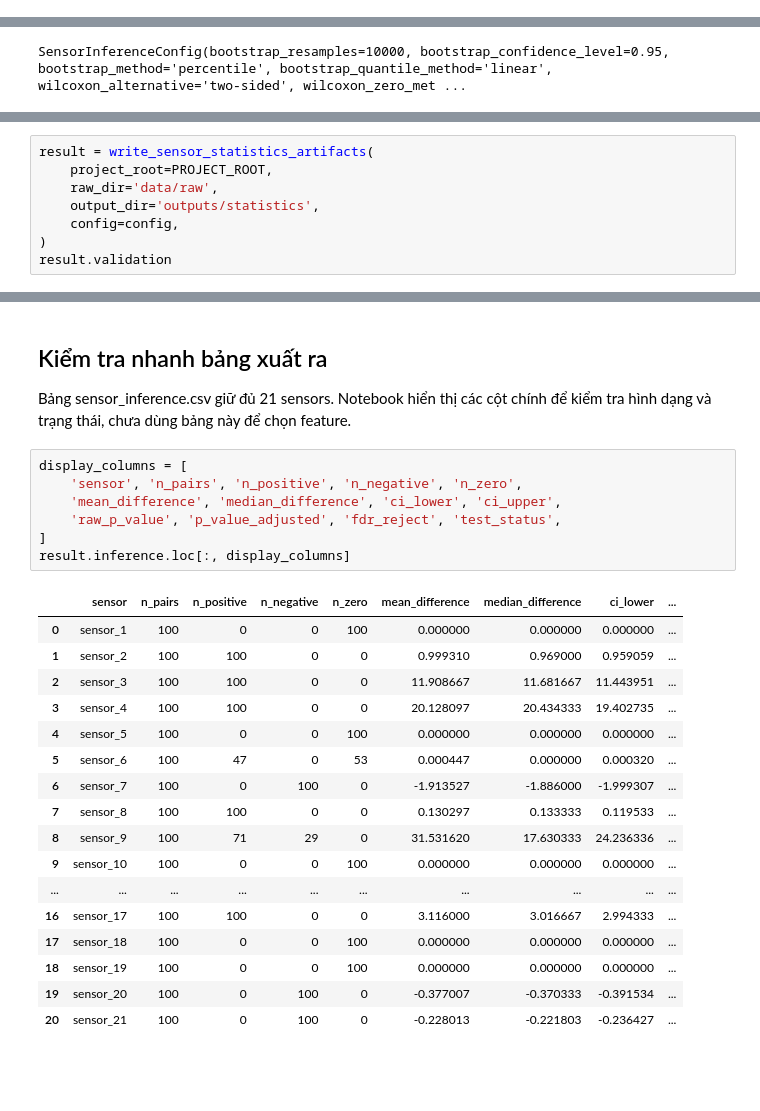
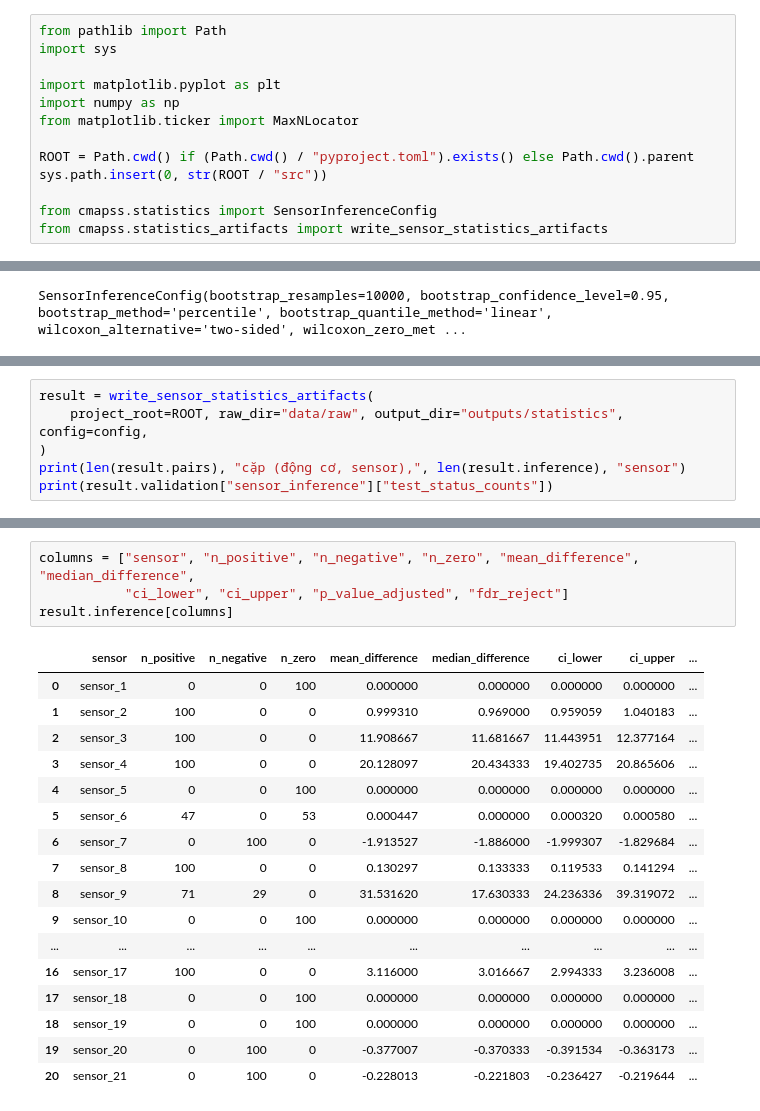
Before and after one commit to ti014/tinasa-cmapss-rul-prediction, a Jupyter notebook: notebooks/02_fd001_inference.ipynb, the cells around one changed output, grey strips where cells are left out. Cells and saved outputs as stored; diff of their text form; blank space fills up the shorter version.

```diff
--- a/notebooks/02_fd001_inference.ipynb
+++ b/notebooks/02_fd001_inference.ipynb
@@ -40,0 +9,13 @@ Các tham số dưới đây được lấy từ `SensorInferenceConfig` và kh
+# %%
+from pathlib import Path
+import sys
+
+import matplotlib.pyplot as plt
+import numpy as np
+from matplotlib.ticker import MaxNLocator
+
+ROOT = Path.cwd() if (Path.cwd() / "pyproject.toml").exists() else Path.cwd().parent
+sys.path.insert(0, str(ROOT / "src"))
+
+from cmapss.statistics import SensorInferenceConfig
+from cmapss.statistics_artifacts import write_sensor_statistics_artifacts
@@ -50,9 +45,7 @@ Hàm bên dưới đọc raw train, kiểm tra FD001 profile, tạo bảng cặp
 # %%
 result = write_sensor_statistics_artifacts(
-    project_root=PROJECT_ROOT,
-    raw_dir='data/raw',
-    output_dir='outputs/statistics',
-    config=config,
+    project_root=ROOT, raw_dir="data/raw", output_dir="outputs/statistics", config=config,
 )
-result.validation
+print(len(result.pairs), "cặp (động cơ, sensor),", len(result.inference), "sensor")
+print(result.validation["sensor_inference"]["test_status_counts"])
 # %% [output]
@@ -76,29 +54,22 @@ result.validation
-# %% [markdown]
-## Kiểm tra nhanh bảng xuất ra
-
-Bảng sensor_inference.csv giữ đủ 21 sensors. Notebook hiển thị các cột chính để kiểm tra hình dạng và trạng thái, chưa dùng bảng này để chọn feature.
 # %%
-display_columns = [
-    'sensor', 'n_pairs', 'n_positive', 'n_negative', 'n_zero',
-    'mean_difference', 'median_difference', 'ci_lower', 'ci_upper',
-    'raw_p_value', 'p_value_adjusted', 'fdr_reject', 'test_status',
-]
-result.inference.loc[:, display_columns]
+columns = ["sensor", "n_positive", "n_negative", "n_zero", "mean_difference", "median_difference",
+           "ci_lower", "ci_upper", "p_value_adjusted", "fdr_reject"]
+result.inference[columns]
 # %% [output]
-|  | sensor | n_pairs | n_positive | n_negative | n_zero | mean_difference | median_difference | ci_lower | ... |
-| 0 | sensor_1 | 100 | 0 | 0 | 100 | 0.000000 | 0.000000 | 0.000000 | ... |
-| 1 | sensor_2 | 100 | 100 | 0 | 0 | 0.999310 | 0.969000 | 0.959059 | ... |
-| 2 | sensor_3 | 100 | 100 | 0 | 0 | 11.908667 | 11.681667 | 11.443951 | ... |
-| 3 | sensor_4 | 100 | 100 | 0 | 0 | 20.128097 | 20.434333 | 19.402735 | ... |
-| 4 | sensor_5 | 100 | 0 | 0 | 100 | 0.000000 | 0.000000 | 0.000000 | ... |
-| 5 | sensor_6 | 100 | 47 | 0 | 53 | 0.000447 | 0.000000 | 0.000320 | ... |
-| 6 | sensor_7 | 100 | 0 | 100 | 0 | -1.913527 | -1.886000 | -1.999307 | ... |
-| 7 | sensor_8 | 100 | 100 | 0 | 0 | 0.130297 | 0.133333 | 0.119533 | ... |
-| 8 | sensor_9 | 100 | 71 | 29 | 0 | 31.531620 | 17.630333 | 24.236336 | ... |
-| 9 | sensor_10 | 100 | 0 | 0 | 100 | 0.000000 | 0.000000 | 0.000000 | ... |
+|  | sensor | n_positive | n_negative | n_zero | mean_difference | median_difference | ci_lower | ci_upper | ... |
+| 0 | sensor_1 | 0 | 0 | 100 | 0.000000 | 0.000000 | 0.000000 | 0.000000 | ... |
+| 1 | sensor_2 | 100 | 0 | 0 | 0.999310 | 0.969000 | 0.959059 | 1.040183 | ... |
+| 2 | sensor_3 | 100 | 0 | 0 | 11.908667 | 11.681667 | 11.443951 | 12.377164 | ... |
+| 3 | sensor_4 | 100 | 0 | 0 | 20.128097 | 20.434333 | 19.402735 | 20.865606 | ... |
+| 4 | sensor_5 | 0 | 0 | 100 | 0.000000 | 0.000000 | 0.000000 | 0.000000 | ... |
+| 5 | sensor_6 | 47 | 0 | 53 | 0.000447 | 0.000000 | 0.000320 | 0.000580 | ... |
+| 6 | sensor_7 | 0 | 100 | 0 | -1.913527 | -1.886000 | -1.999307 | -1.829684 | ... |
+| 7 | sensor_8 | 100 | 0 | 0 | 0.130297 | 0.133333 | 0.119533 | 0.141294 | ... |
+| 8 | sensor_9 | 71 | 29 | 0 | 31.531620 | 17.630333 | 24.236336 | 39.319072 | ... |
+| 9 | sensor_10 | 0 | 0 | 100 | 0.000000 | 0.000000 | 0.000000 | 0.000000 | ... |
 | ... | ... | ... | ... | ... | ... | ... | ... | ... | ... |
-| 16 | sensor_17 | 100 | 100 | 0 | 0 | 3.116000 | 3.016667 | 2.994333 | ... |
-| 17 | sensor_18 | 100 | 0 | 0 | 100 | 0.000000 | 0.000000 | 0.000000 | ... |
-| 18 | sensor_19 | 100 | 0 | 0 | 100 | 0.000000 | 0.000000 | 0.000000 | ... |
-| 19 | sensor_20 | 100 | 0 | 100 | 0 | -0.377007 | -0.370333 | -0.391534 | ... |
-| 20 | sensor_21 | 100 | 0 | 100 | 0 | -0.228013 | -0.221803 | -0.236427 | ... |
+| 16 | sensor_17 | 100 | 0 | 0 | 3.116000 | 3.016667 | 2.994333 | 3.236008 | ... |
+| 17 | sensor_18 | 0 | 0 | 100 | 0.000000 | 0.000000 | 0.000000 | 0.000000 | ... |
+| 18 | sensor_19 | 0 | 0 | 100 | 0.000000 | 0.000000 | 0.000000 | 0.000000 | ... |
+| 19 | sensor_20 | 0 | 100 | 0 | -0.377007 | -0.370333 | -0.391534 | -0.363173 | ... |
+| 20 | sensor_21 | 0 | 100 | 0 | -0.228013 | -0.221803 | -0.236427 | -0.219644 | ... |
```
Also changed, not shown: parts of 21 cells of this notebook, 9 other files.
